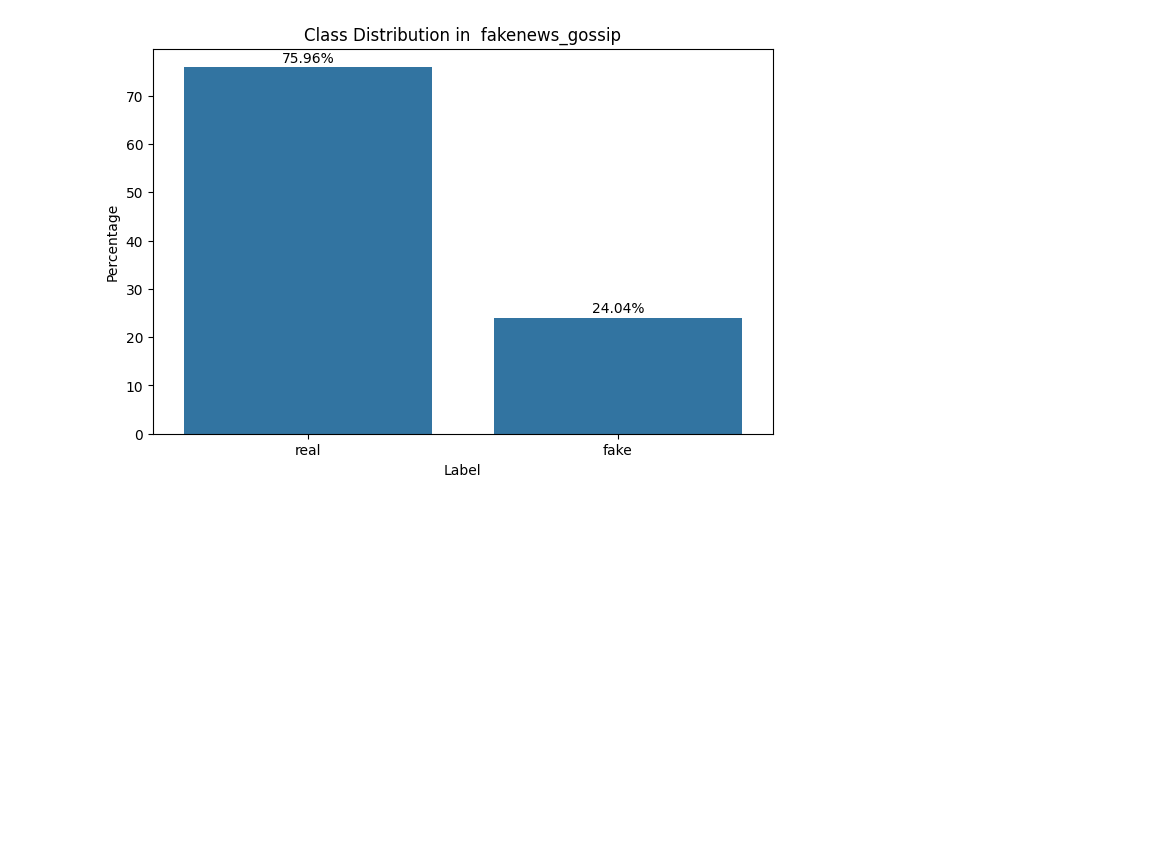
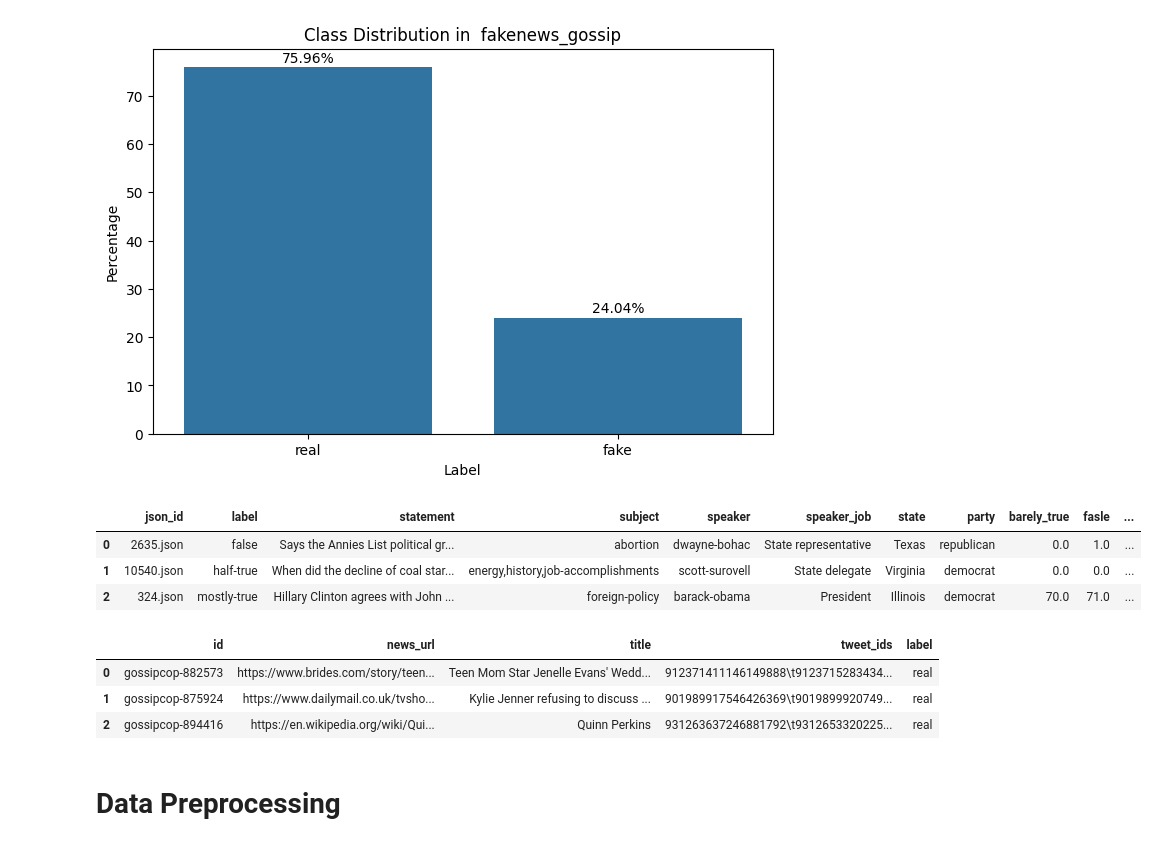
Before and after one commit to FebrianiFR/uoe-large-language-model, a Jupyter notebook: group-project/project-1/project-1.ipynb, the cells around one changed output. Drawn from its saved outputs; the diff is of its cells as text; code cells hidden in the pictures; blank space fills up the shorter version.

Commit message:
finish loading data

```diff
--- a/group-project/project-1/project-1.ipynb
+++ b/group-project/project-1/project-1.ipynb
@@ -90,3 +90,19 @@ for df, name in zip(datasets, names):
 [figure]
 [figure]
 [figure]
+# %%
+liar_train.head(3)
+# %% [output]
+|  | json_id | label | statement | subject | speaker | speaker_job | state | party | barely_true | fasle | ... |
+| 0 | 2635.json | false | Says the Annies List political gr... | abortion | dwayne-bohac | State representative | Texas | republican | 0.0 | 1.0 | ... |
+| 1 | 10540.json | half-true | When did the decline of coal star... | energy,history,job-accomplishments | scott-surovell | State delegate | Virginia | democrat | 0.0 | 0.0 | ... |
+| 2 | 324.json | mostly-true | Hillary Clinton agrees with John ... | foreign-policy | barack-obama | President | Illinois | democrat | 70.0 | 71.0 | ... |
+# %%
+fakenews_gossip.head(3)
+# %% [output]
+|  | id | news_url | title | tweet_ids | label |
+| 0 | gossipcop-882573 | https://www.brides.com/story/teen... | Teen Mom Star Jenelle Evans' Wedd... | 912371411146149888\t9123715283434... | real |
+| 1 | gossipcop-875924 | https://www.dailymail.co.uk/tvsho... | Kylie Jenner refusing to discuss ... | 901989917546426369\t9019899920749... | real |
+| 2 | gossipcop-894416 | https://en.wikipedia.org/wiki/Qui... | Quinn Perkins | 931263637246881792\t9312653320225... | real |
+# %% [markdown]
+<h1>Data Preprocessing</h1>
```
